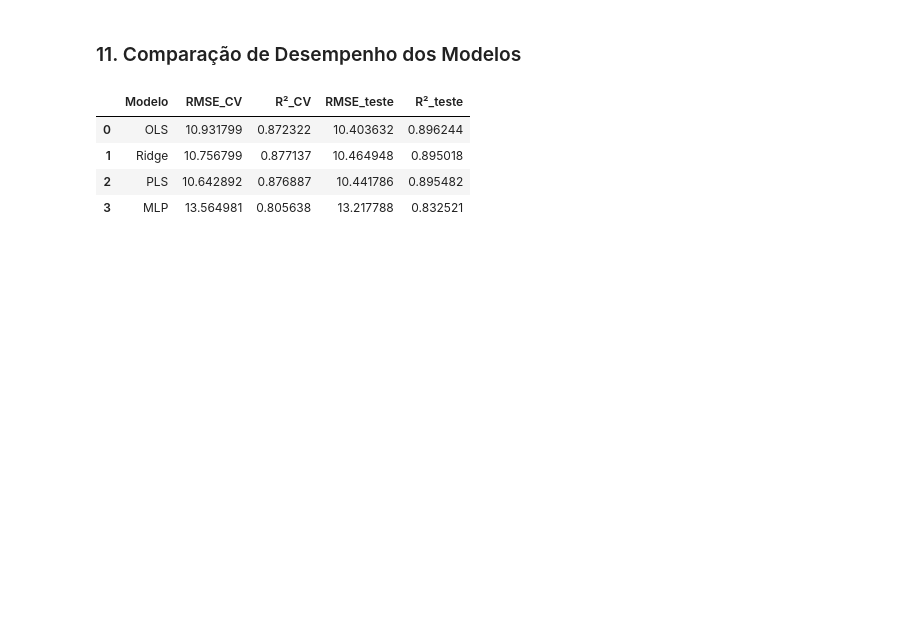
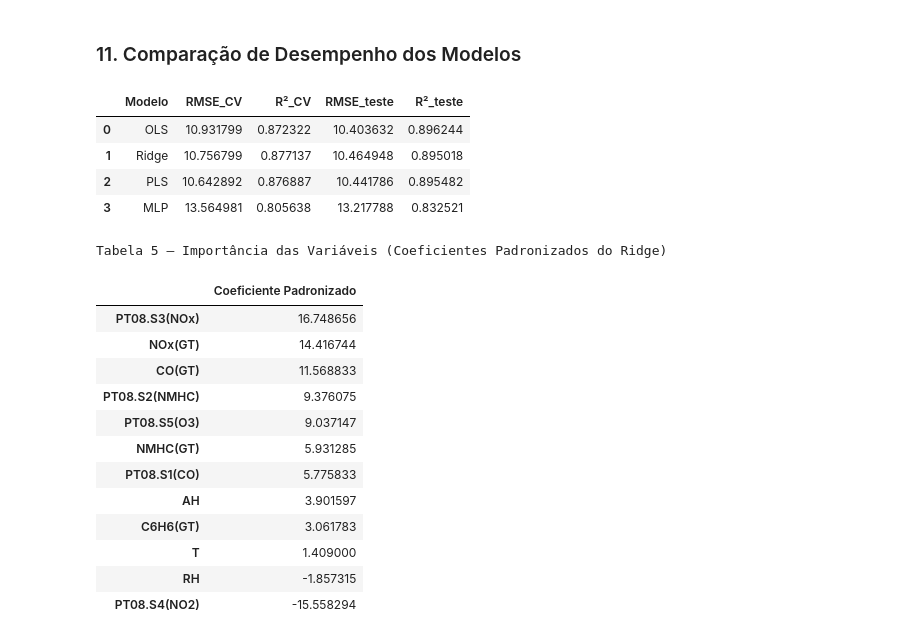
Before and after one commit to diego-nac/ica-homeworks, a Jupyter notebook: homework2/code.ipynb, the cells around one changed output. Cells and saved outputs as stored; diff of their text form; code cells hidden in the pictures; blank space fills up the shorter version.

```diff
--- a/homework2/code.ipynb
+++ b/homework2/code.ipynb
@@ -877,3 +889,26 @@ desempenho_df
 | 1 | Ridge | 10.756799 | 0.877137 | 10.464948 | 0.895018 |
 | 2 | PLS | 10.642892 | 0.876887 | 10.441786 | 0.895482 |
 | 3 | MLP | 13.564981 | 0.805638 | 13.217788 | 0.832521 |
+# %%
+# Tabela 5 — Importância das Variáveis (Coeficientes Padronizados do Ridge)
+coef_padronizados = ridge_sklearn.coef_ / X_train_norm.std()
+importancia_df = pd.DataFrame({
+    'Coeficiente Padronizado': coef_padronizados
+}).sort_values('Coeficiente Padronizado', ascending=False)
+print('Tabela 5 — Importância das Variáveis (Coeficientes Padronizados do Ridge)')
+importancia_df
+# %% [output]
+Tabela 5 — Importância das Variáveis (Coeficientes Padronizados do Ridge)
+|  | Coeficiente Padronizado |
+| PT08.S3(NOx) | 16.748656 |
+| NOx(GT) | 14.416744 |
+| CO(GT) | 11.568833 |
+| PT08.S2(NMHC) | 9.376075 |
+| PT08.S5(O3) | 9.037147 |
+| NMHC(GT) | 5.931285 |
+| PT08.S1(CO) | 5.775833 |
+| AH | 3.901597 |
+| C6H6(GT) | 3.061783 |
+| T | 1.409000 |
+| RH | -1.857315 |
+| PT08.S4(NO2) | -15.558294 |
```
Also changed, not shown: parts of 2 cells of this notebook.
